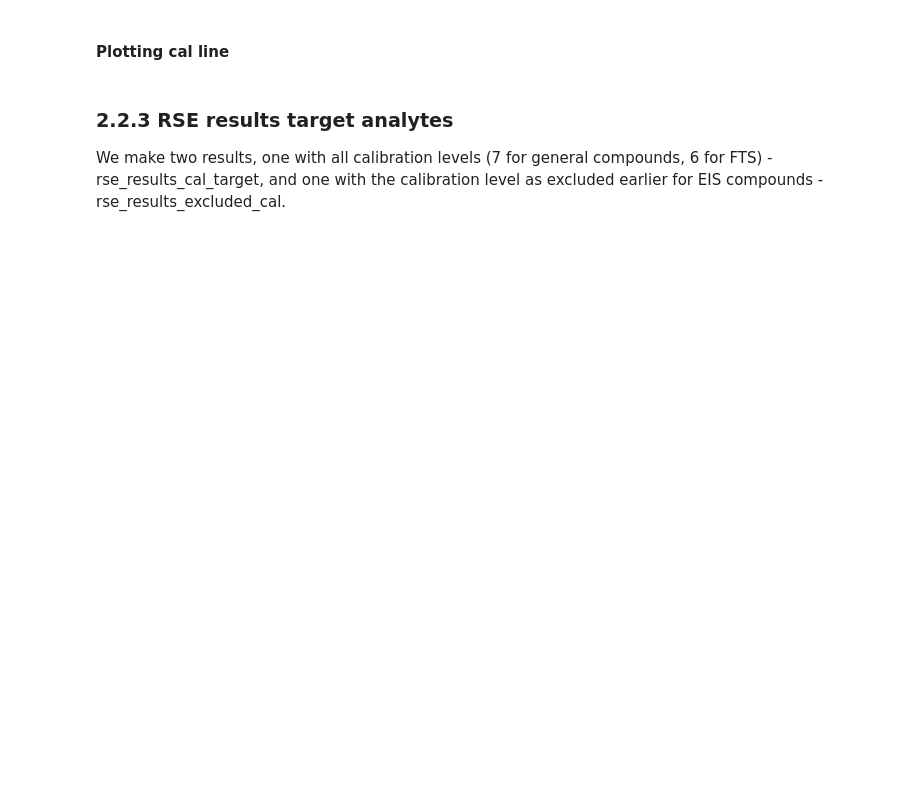
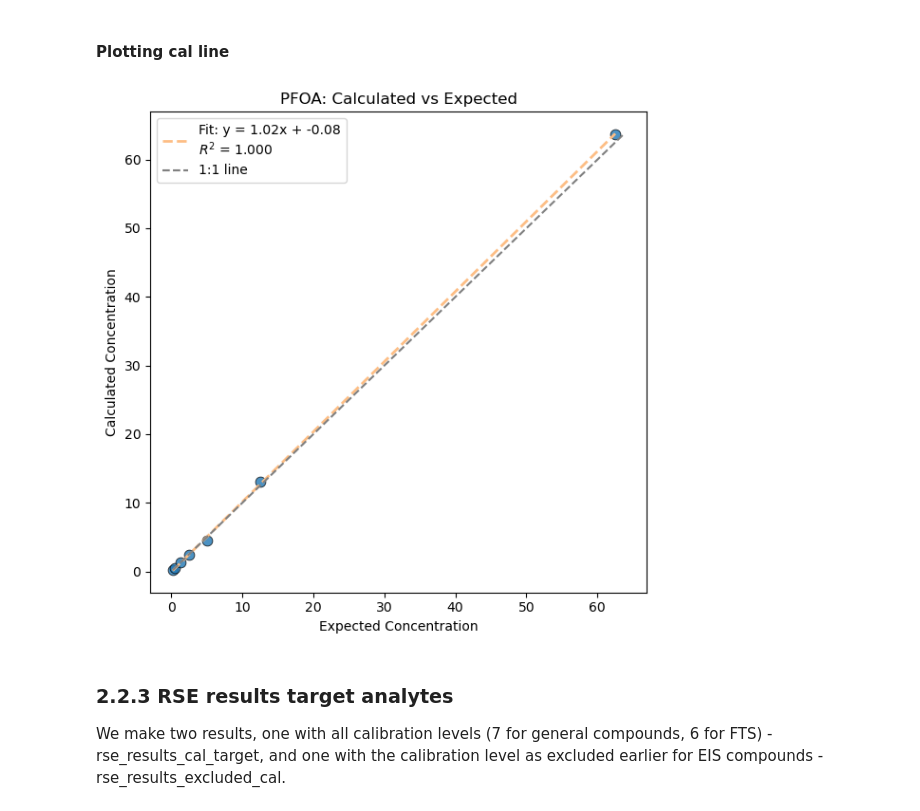
Before and after one commit to valeriederijk/UU_PFAS_lab, a Jupyter notebook: Quantitative_calc.ipynb, the cells around one changed output. Saved outputs shown, nothing was run; the diff lists cells and outputs as text; code cells hidden in the pictures; blank space fills up the shorter version.

```diff
--- a/Quantitative_calc.ipynb
+++ b/Quantitative_calc.ipynb
@@ -10,7 +10,7 @@ First we load in the raw data as a csv file (which is the file you directly get
 We also directly check if the s/n ratio is above 3 for all samples in the calibration line.
 # %%
 %run src/functions_quantitative2.ipynb
-rawdata = load_and_label_pfas_csv("rawdata/SPE_test_run1_50ml_2026-02-04_L5_exc.csv")
+rawdata = load_and_label_pfas_csv("rawdata/Results_Test_SPE50ml_16-12-2025.csv")
 sn_results = check_calibration_sn_ratios(rawdata)
 # Print formatted results
 print_sn_check_results(sn_results)
@@ -195,7 +365,9 @@ for key, value in summary_cal['Overall'].items():
 # %% [markdown]
 #### Plotting cal line
 # %%
-plot_calculated_vs_expected(conc_target_analytes_cal, copy_concs, analyte = "PFOA")
+plot_calculated_vs_expected(conc_target_analytes_cal, expected_concs_target_analytes, analyte = "PFOA")
+# %% [output]
+[figure, added]
 # %% [markdown]
 ### 2.2.3 RSE results target analytes
 We make two results, one with all calibration levels (7 for general compounds, 6 for FTS) - rse_results_cal_target, and one with the calibration level as excluded earlier for EIS compounds - rse_results_excluded_cal.
```
Also changed, not shown: parts of 13 cells of this notebook.
